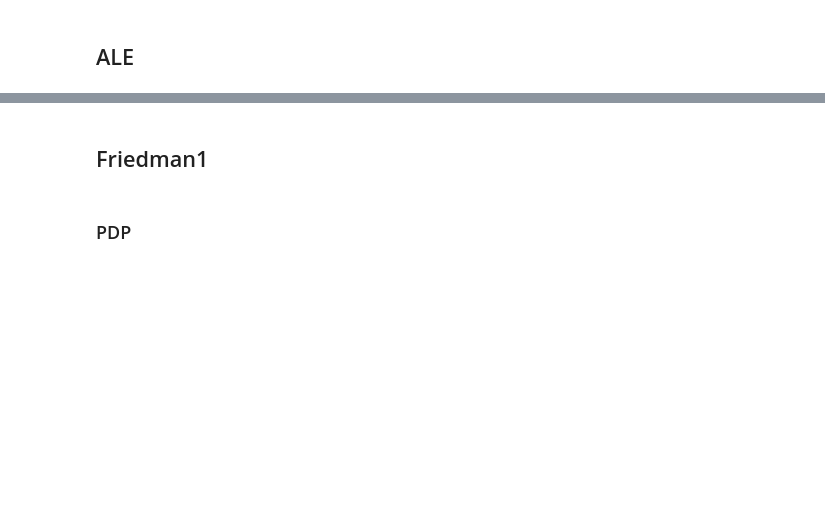
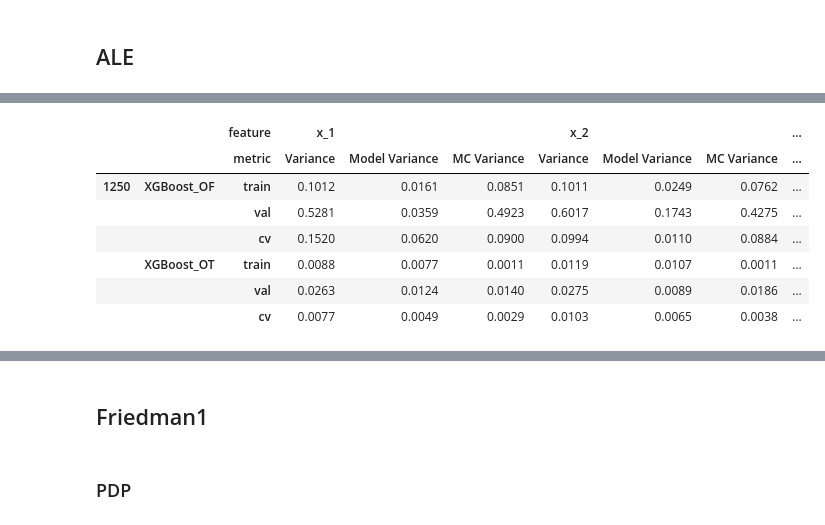
Before and after one commit to slds-lmu/paper_2026_xai_feature_effects_code, a Jupyter notebook: analyses/variance_decomposition_analysis.ipynb, the cells around one changed output, grey strips where cells are left out. Cells and saved outputs as stored; diff of their text form; code cells hidden in the pictures; blank space fills up the shorter version.

```diff
--- a/analyses/variance_decomposition_analysis.ipynb
+++ b/analyses/variance_decomposition_analysis.ipynb
@@ -104,0 +45,14 @@ df_ale_snc
+# %%
+df_snc_ale = pd.read_sql_table(
+    "ale_var_results", f"sqlite:///{EXPERIMENT_PATH}/SimpleNormalCorrelated/{effects_results_storage}"
+)
+format_var_decomp_dataframe(df_snc_ale).style.apply(highlight_min_feature_metric, axis=None).format("{:.4f}")
+# %% [output]
+|  |  | feature | x_1 |  |  | x_2 |  |  | ... |
+|  |  | metric | Variance | Model Variance | MC Variance | Variance | Model Variance | MC Variance | ... |
+| 1250 | XGBoost_OF | train | 0.1012 | 0.0161 | 0.0851 | 0.1011 | 0.0249 | 0.0762 | ... |
+|  |  | val | 0.5281 | 0.0359 | 0.4923 | 0.6017 | 0.1743 | 0.4275 | ... |
+|  |  | cv | 0.1520 | 0.0620 | 0.0900 | 0.0994 | 0.0110 | 0.0884 | ... |
+|  | XGBoost_OT | train | 0.0088 | 0.0077 | 0.0011 | 0.0119 | 0.0107 | 0.0011 | ... |
+|  |  | val | 0.0263 | 0.0124 | 0.0140 | 0.0275 | 0.0089 | 0.0186 | ... |
+|  |  | cv | 0.0077 | 0.0049 | 0.0029 | 0.0103 | 0.0065 | 0.0038 | ... |
```
Also changed, not shown: parts of 24 cells of this notebook, 11 other files.
